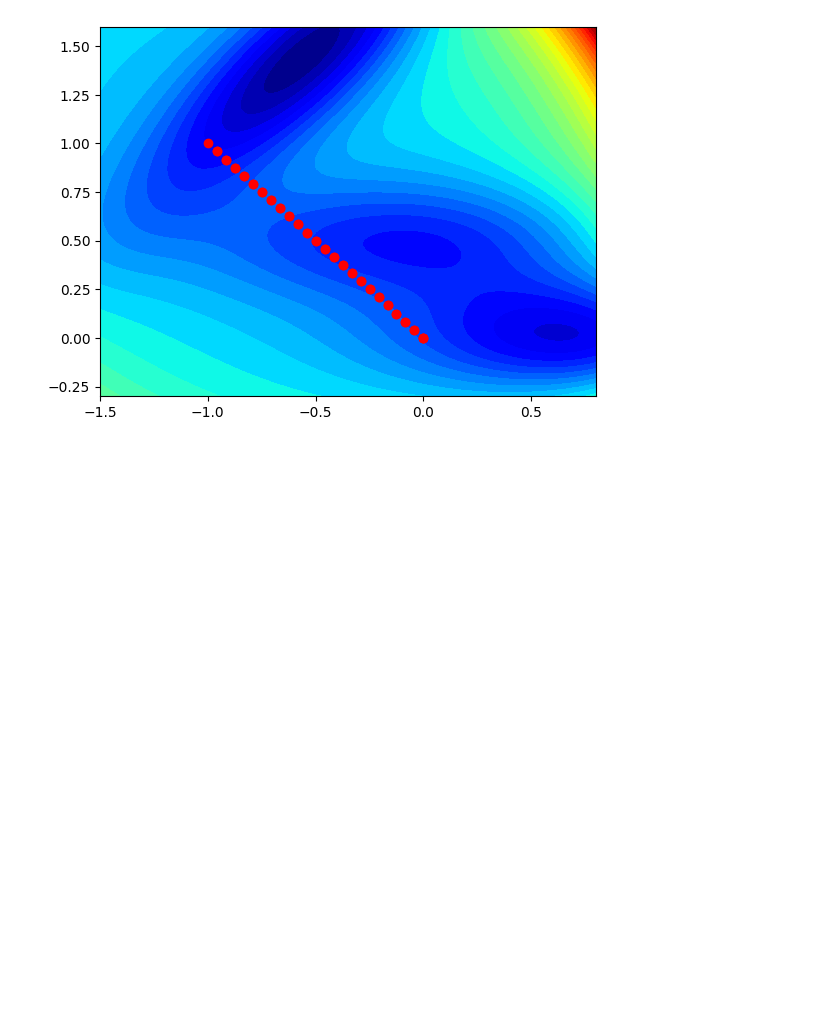
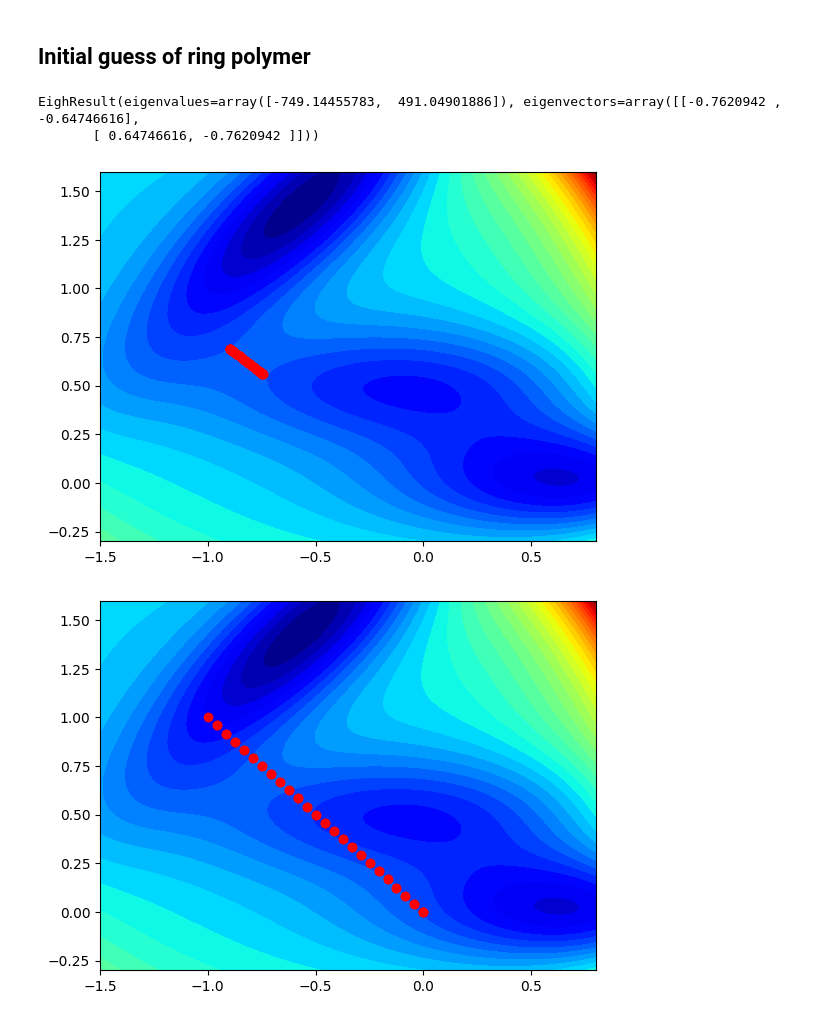
Before and after one commit to miyokawa1211/Introduction2Instanton, a Jupyter notebook: miyo/MBPotential.ipynb, the cells around one changed output. Saved outputs shown, nothing was run; the diff lists cells and outputs as text; code cells hidden in the pictures; blank space fills up the shorter version.

Commit message:
imple: eigenvector-following

```diff
--- a/miyo/MBPotential.ipynb
+++ b/miyo/MBPotential.ipynb
@@ -127,3 +202,23 @@ class EuclideanAction():
+# %% [markdown]
+## Initial guess of ring polymer
+# %%
+saddle = np.array([-0.822, 0.624])
+MB = MuellerBrown()
+hxx, hyy, hxy = MB.gradient_2nd(saddle)
+hessian = np.array([[hxx, hxy], [hxy, hyy]])
+print(np.linalg.eigh(hessian))
+z = np.linalg.eigh(hessian)[1][:,0]
+
+N = 50
+RP = np.zeros((N, 2))
+for i in range(N):
+    RP[i] = saddle + 0.1*np.cos(2*np.pi*i/(N-1))*z
+MB =MuellerBrown()
+MB.plot_surface(p_list=RP)
+# %% [output]
+EighResult(eigenvalues=array([-749.14455783,  491.04901886]), eigenvectors=array([[-0.7620942 , -0.64746616],
+       [ 0.64746616, -0.7620942 ]]))
+[figure, added]
 # %%
 N = 50
 RP = np.zeros((N, 2))
```
Also changed, not shown: parts of 14 cells of this notebook.
